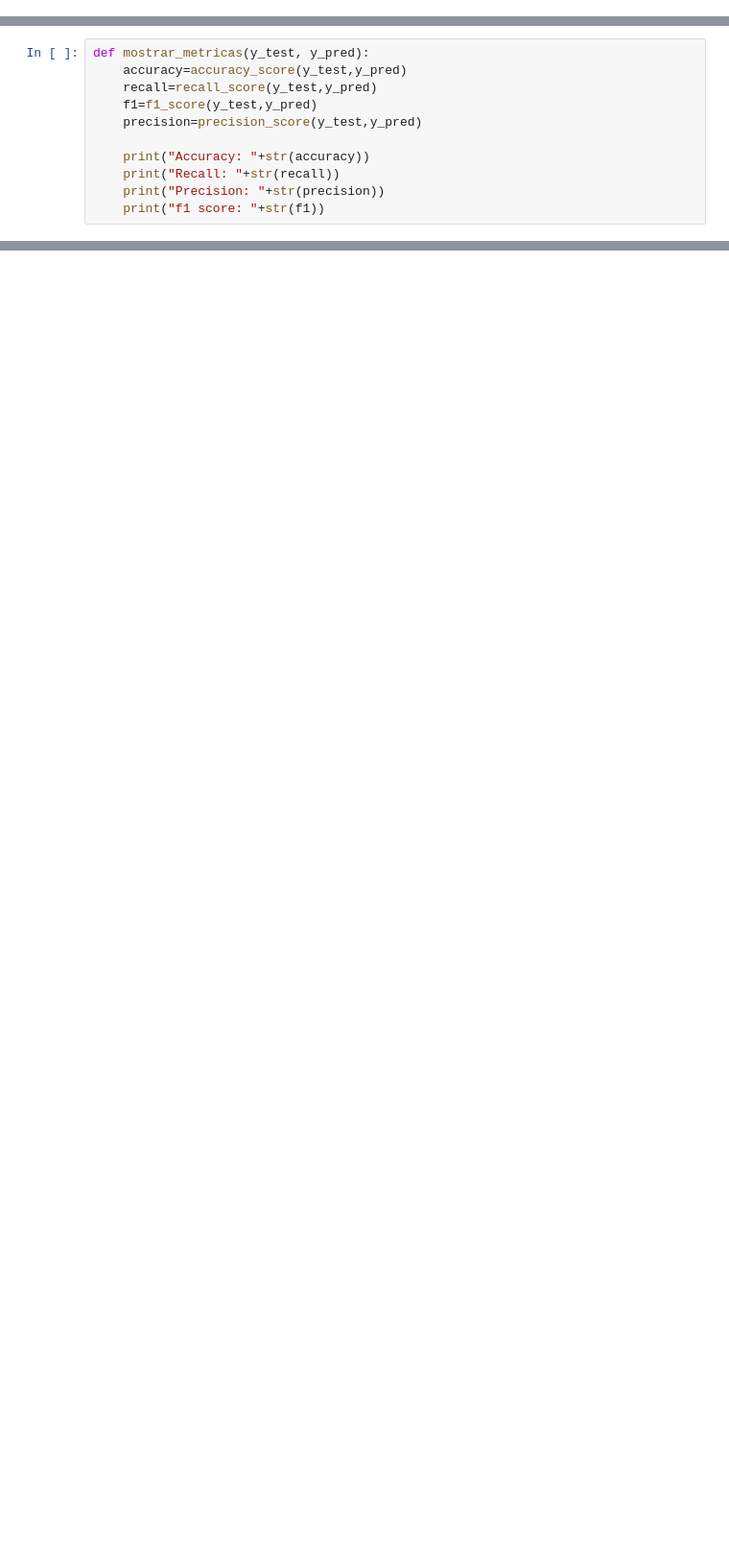
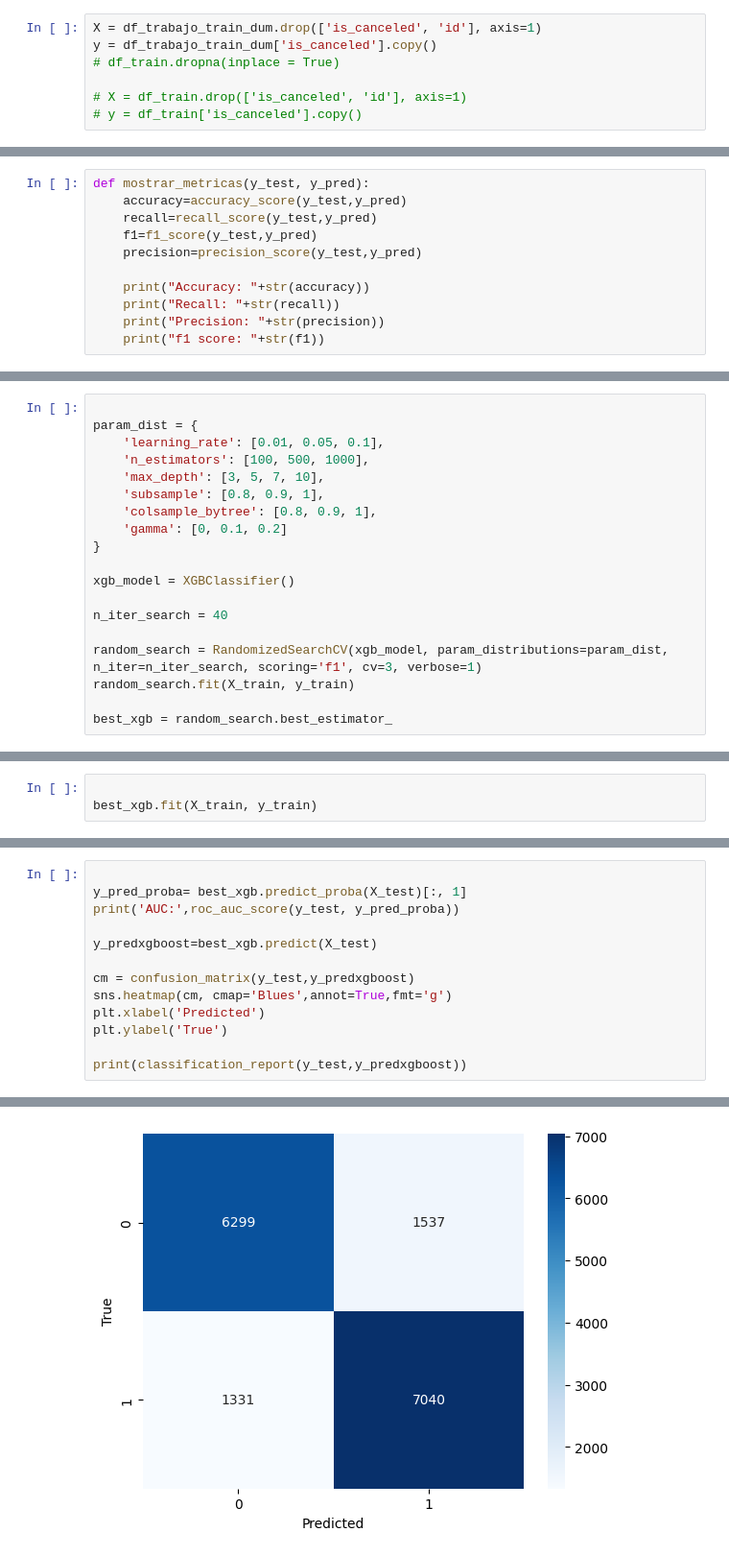
Before and after one commit to lautitorraca/7506R-2C2023-GRUPO24, a Jupyter notebook: TP1/7506R_TP1_GRUPO24_CHP3_ENTREGA.ipynb, the cells around one changed output, grey strips where cells are left out. Shown: that part at 96% size. Cells and saved outputs as stored; diff of their text form; blank space fills up the shorter version.

```diff
--- a/TP1/7506R_TP1_GRUPO24_CHP3_ENTREGA.ipynb
+++ b/TP1/7506R_TP1_GRUPO24_CHP3_ENTREGA.ipynb
@@ -157,0 +164,7 @@ x_train, x_test, y_train, y_test= train_test_split(df_trabajo_x,
+# %%
+X = df_trabajo_train_dum.drop(['is_canceled', 'id'], axis=1)
+y = df_trabajo_train_dum['is_canceled'].copy()
+# df_train.dropna(inplace = True)
+
+# X = df_train.drop(['is_canceled', 'id'], axis=1)
+# y = df_train['is_canceled'].copy()
@@ -319,0 +441,19 @@ f1 score: 0.8230814294083187
+# %%
+
+param_dist = {
+    'learning_rate': [0.01, 0.05, 0.1],
+    'n_estimators': [100, 500, 1000],
+    'max_depth': [3, 5, 7, 10],
+    'subsample': [0.8, 0.9, 1],
+    'colsample_bytree': [0.8, 0.9, 1],
+    'gamma': [0, 0.1, 0.2]
+}
+
+xgb_model = XGBClassifier()
+
+n_iter_search = 40
+
+random_search = RandomizedSearchCV(xgb_model, param_distributions=param_dist, n_iter=n_iter_search, scoring='f1', cv=3, verbose=1)
+random_search.fit(X_train, y_train)
+
+best_xgb = random_search.best_estimator_
@@ -319,0 +462,3 @@ f1 score: 0.8230814294083187
+# %%
+
+best_xgb.fit(X_train, y_train)
@@ -319,0 +477,14 @@ f1 score: 0.8230814294083187
+# %%
+
+y_pred_proba= best_xgb.predict_proba(X_test)[:, 1]
+print('AUC:',roc_auc_score(y_test, y_pred_proba))
+
+y_predxgboost=best_xgb.predict(X_test)
+
+cm = confusion_matrix(y_test,y_predxgboost)
+sns.heatmap(cm, cmap='Blues',annot=True,fmt='g')
+plt.xlabel('Predicted')
+plt.ylabel('True')
+
+print(classification_report(y_test,y_predxgboost))
+# %% [output]
@@ -319,0 +500 @@ f1 score: 0.8230814294083187
+[figure, added]
```
Also changed, not shown: parts of 94 cells of this notebook.
